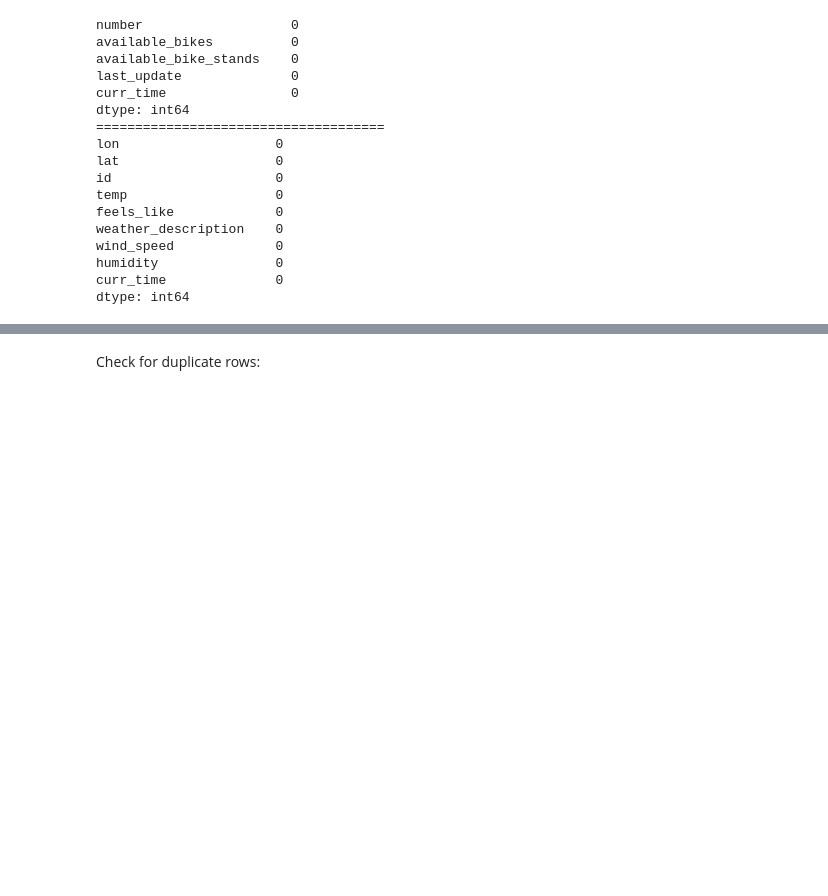
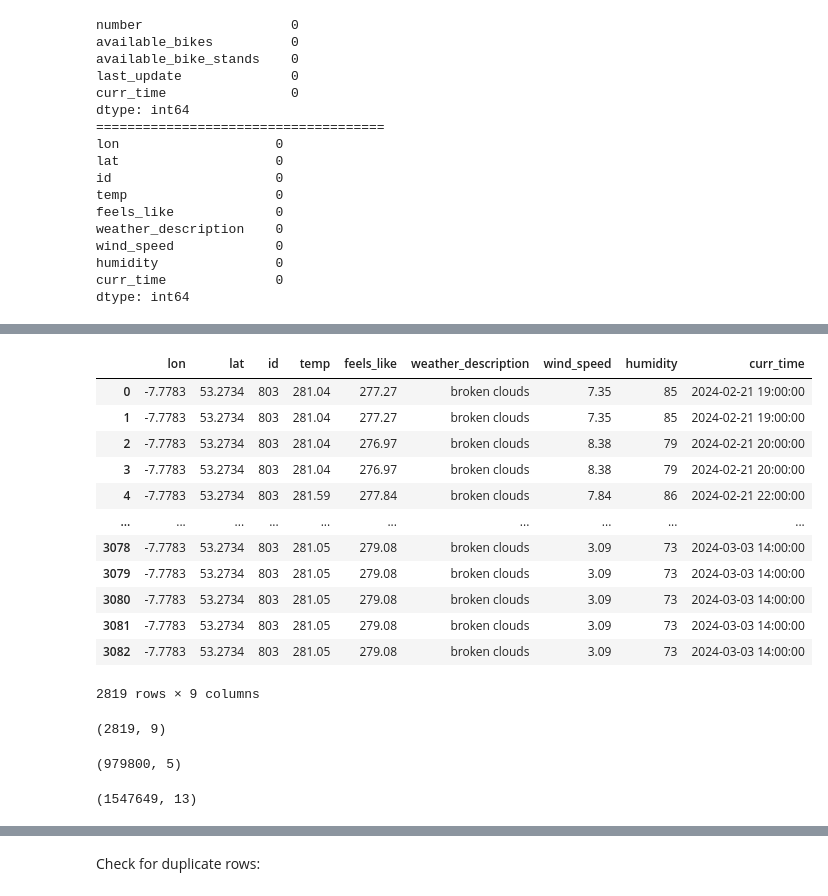
Before and after one commit to NikAkt/dublinBikes, a Jupyter notebook: data_preparation.ipynb, the cells around one changed output, grey strips where cells are left out. Drawn from its saved outputs; the diff is of its cells as text; code cells hidden in the pictures; blank space fills up the shorter version.

```diff
--- a/data_preparation.ipynb
+++ b/data_preparation.ipynb
@@ -84,5 +83,36 @@ a.head()
+# %%
+w_dupes = w[w.duplicated(keep=False)]
+w_dupes
+# %% [output]
+|  | lon | lat | id | temp | feels_like | weather_description | wind_speed | humidity | curr_time |
+| 0 | -7.7783 | 53.2734 | 803 | 281.04 | 277.27 | broken clouds | 7.35 | 85 | 2024-02-21 19:00:00 |
+| 1 | -7.7783 | 53.2734 | 803 | 281.04 | 277.27 | broken clouds | 7.35 | 85 | 2024-02-21 19:00:00 |
+| 2 | -7.7783 | 53.2734 | 803 | 281.04 | 276.97 | broken clouds | 8.38 | 79 | 2024-02-21 20:00:00 |
+| 3 | -7.7783 | 53.2734 | 803 | 281.04 | 276.97 | broken clouds | 8.38 | 79 | 2024-02-21 20:00:00 |
+| 4 | -7.7783 | 53.2734 | 803 | 281.59 | 277.84 | broken clouds | 7.84 | 86 | 2024-02-21 22:00:00 |
+| ... | ... | ... | ... | ... | ... | ... | ... | ... | ... |
+| 3078 | -7.7783 | 53.2734 | 803 | 281.05 | 279.08 | broken clouds | 3.09 | 73 | 2024-03-03 14:00:00 |
+| 3079 | -7.7783 | 53.2734 | 803 | 281.05 | 279.08 | broken clouds | 3.09 | 73 | 2024-03-03 14:00:00 |
+| 3080 | -7.7783 | 53.2734 | 803 | 281.05 | 279.08 | broken clouds | 3.09 | 73 | 2024-03-03 14:00:00 |
+| 3081 | -7.7783 | 53.2734 | 803 | 281.05 | 279.08 | broken clouds | 3.09 | 73 | 2024-03-03 14:00:00 |
+| 3082 | -7.7783 | 53.2734 | 803 | 281.05 | 279.08 | broken clouds | 3.09 | 73 | 2024-03-03 14:00:00 |
+2819 rows × 9 columns
+# %%
+# Drop duplicates but keep the first occurrence
+w_no_dupes = w.drop_duplicates(keep="first")
+w_dupes.shape
+# %% [output]
+(2819, 9)
+# %%
+a_no_dupes = a.drop_duplicates(keep="first")
+a_no_dupes.shape
+# %% [output]
+(979800, 5)
 # %%
-merged_df = pd.merge(w, a, on="curr_time", how="inner")
+merged_df = pd.merge(w_no_dupes, a_no_dupes, on="curr_time", how="inner")
+merged_df.shape
+# %% [output]
+(1547649, 13)
 # %%
 merged_df.head()
 # %% [output]
```
Also changed, not shown: parts of 13 cells of this notebook.
